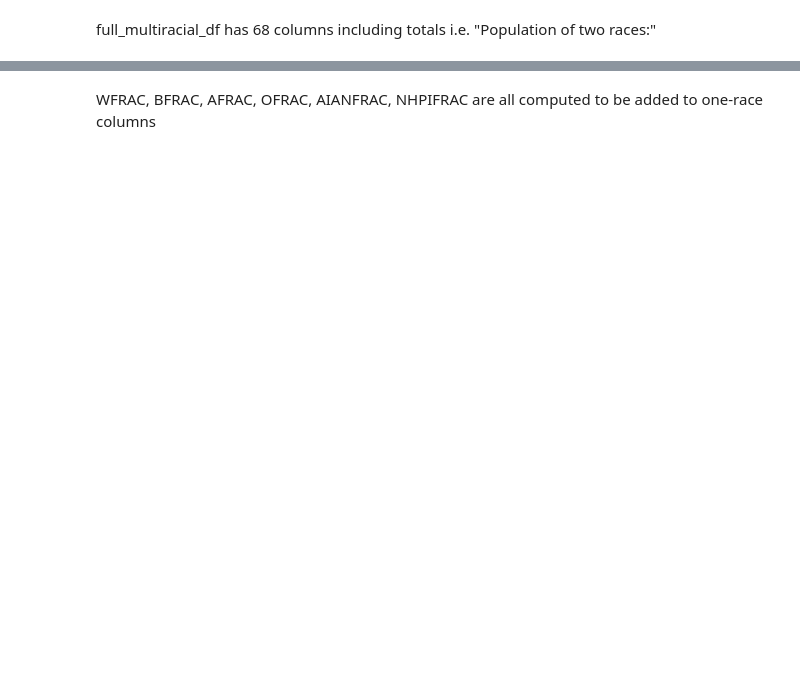
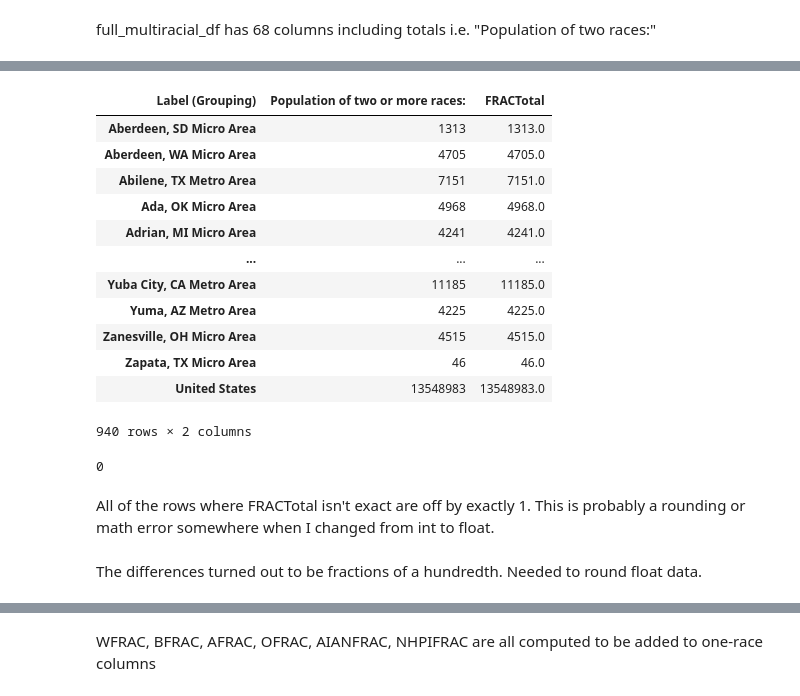
Before and after one commit to phebecarlson/Fatal-Police-Shootings-WaPo, a Jupyter notebook: R Metro-Micro Location Census Wrangling.ipynb, the cells around one changed output, grey strips where cells are left out. Cells and saved outputs as stored; diff of their text form; code cells hidden in the pictures; blank space fills up the shorter version.

```diff
--- a/R Metro-Micro Location Census Wrangling.ipynb
+++ b/R Metro-Micro Location Census Wrangling.ipynb
@@ -194,41 +194,2 @@ full_multiracial_df
 # %% [markdown]
 full_multiracial_df has 68 columns including totals i.e. "Population of two races:"
-# %%
-for column in multiracial_df.columns:
-    # starting count at 1 because 1 ; splits 2 races
-    #cat_total = multiracial_df.loc[index][column]
-    if ';' in column:
-        fraction = 0
-        numchar = 1
-        count = column.count(';')
-        numchar += count
-        fraction += 1/numchar
-        print(f'column: {column}')
-        print(f'number of races: {numchar}')
-        print(f'fraction: {fraction}')
-    if column.count('White') != 0:
-        wfrac = fraction * multiracial_df[column]
-        print(wfrac)
-        multiracial_df['WFRAC'] += wfrac
-        #print(column.count('White'))
-    if column.count('Black or African American') != 0:
-        bfrac = fraction * multiracial_df[column]
-        print(bfrac)
-        multiracial_df['BFRAC'] += bfrac
-    if column.count('American Indian and Alaska Native') != 0:
-        aianfrac = fraction * multiracial_df[column]
-        print(aianfrac)
-        multiracial_df['AIANFRAC'] += aianfrac
-    if column.count('Asian') != 0:
-        afrac = fraction * multiracial_df[column]
-        print(afrac)
-        multiracial_df['AFRAC'] += afrac
-        #print(column.count('Asian'))
-    if column.count('Some Other Race') != 0:
-        ofrac = fraction * multiracial_df[column]
-        print(ofrac)
-        multiracial_df['OFRAC'] += ofrac
-    if column.count('Native Hawaiian and Other Pacific Islander') != 0:
-        nhpifrac = fraction * multiracial_df[column]
-        print(nhpifrac)
-        multiracial_df['NHPIFRAC'] += nhpifrac
@@ -313,0 +261,29 @@ math_check_df = full_multiracial_df.copy()
+# %%
+# sum components into a total to check it adds to "Population of two or more races:"
+full_multiracial_df['FRACTotal'] = full_multiracial_df[['WFRAC', 'BFRAC', 'AFRAC', 'OFRAC', 'AIANFRAC', 'NHPIFRAC']].sum(axis=1).round(2)
+# %%
+full_multiracial_df[['Population of two or more races:', 'FRACTotal']]
+# %% [output]
+| Label (Grouping) | Population of two or more races: | FRACTotal |
+| Aberdeen, SD Micro Area | 1313 | 1313.0 |
+| Aberdeen, WA Micro Area | 4705 | 4705.0 |
+| Abilene, TX Metro Area | 7151 | 7151.0 |
+| Ada, OK Micro Area | 4968 | 4968.0 |
+| Adrian, MI Micro Area | 4241 | 4241.0 |
+| ... | ... | ... |
+| Yuba City, CA Metro Area | 11185 | 11185.0 |
+| Yuma, AZ Metro Area | 4225 | 4225.0 |
+| Zanesville, OH Micro Area | 4515 | 4515.0 |
+| Zapata, TX Micro Area | 46 | 46.0 |
+| United States | 13548983 | 13548983.0 |
+940 rows × 2 columns
+# %%
+full_multiracial_df['diff_test'] = full_multiracial_df['Population of two or more races:'] - full_multiracial_df['FRACTotal']
+
+(full_multiracial_df['diff_test'] > 0).sum()
+# %% [output]
+0
+# %% [markdown]
+All of the rows where FRACTotal isn't exact are off by exactly 1. This is probably a rounding or math error somewhere when I changed from int to float.
+# %% [markdown]
+The differences turned out to be fractions of a hundredth. Needed to round float data.
```
Also changed, not shown: parts of 18 cells of this notebook, 1 other file.
